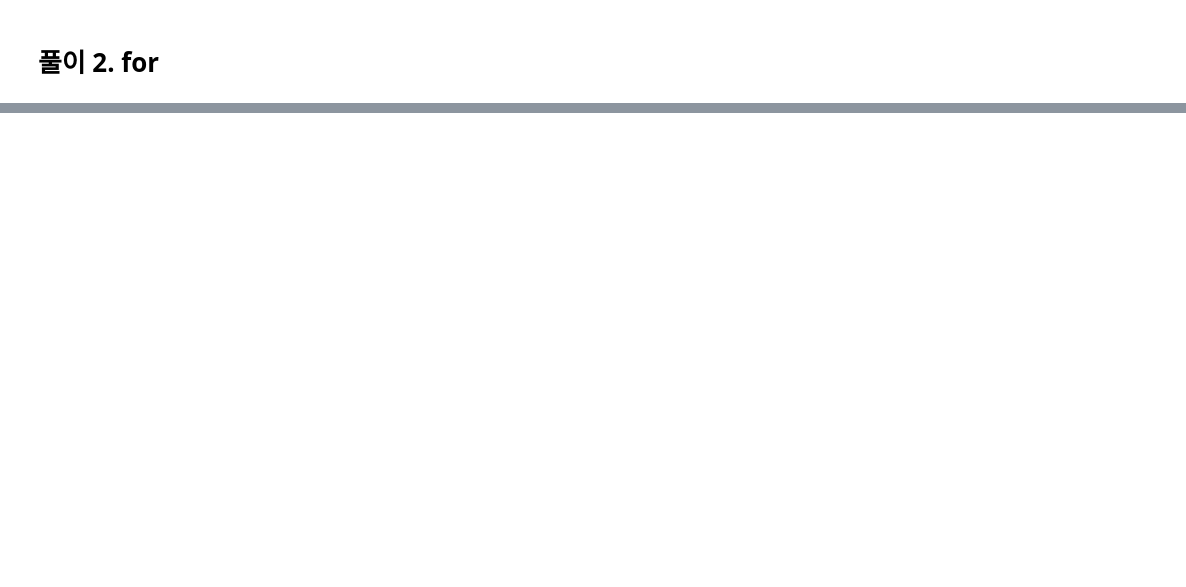
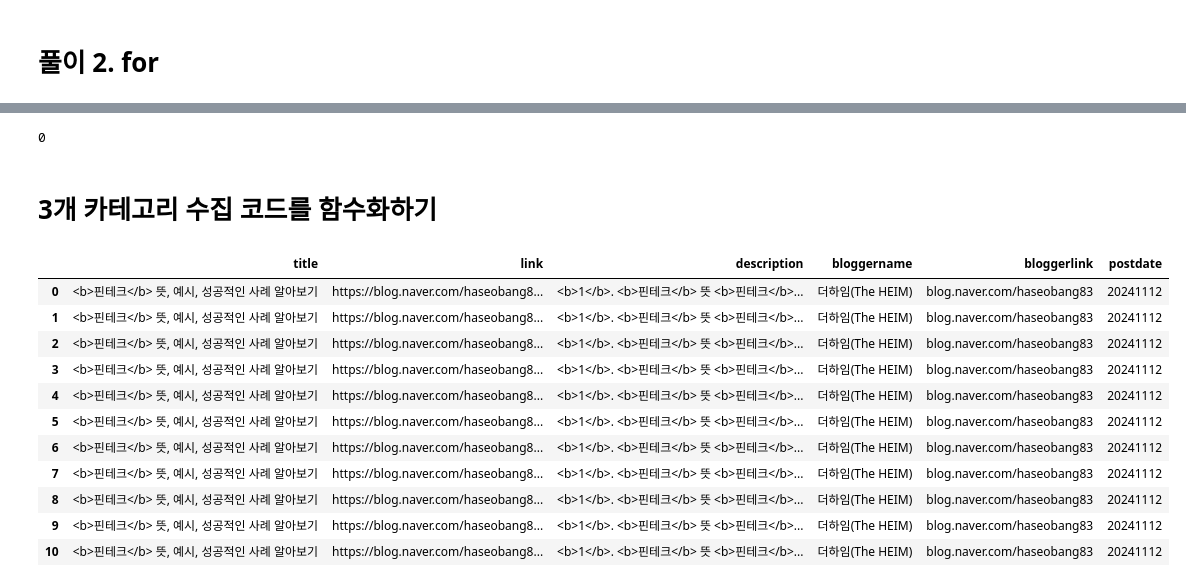
Before and after one commit to akafintech/fintech_service_2nd_aka, a Jupyter notebook: 04data_scraping/02requests모듈로_naverAPI에서_데이터수집하기.ipynb, the cells around one changed output, grey strips where cells are left out. Drawn from its saved outputs; the diff is of its cells as text; code cells hidden in the pictures; blank space fills up the shorter version.

```diff
--- a/04data_scraping/02requests모듈로_naverAPI에서_데이터수집하기.ipynb
+++ b/04data_scraping/02requests모듈로_naverAPI에서_데이터수집하기.ipynb
@@ -553,0 +541,4 @@ https://openapi.naver.com/v1/search/book.json?query=%ED%95%80%ED%85%8C%ED%81%AC&
+# %%
+len(naver_search_result)
+# %% [output]
+0
@@ -553,0 +561,17 @@ https://openapi.naver.com/v1/search/book.json?query=%ED%95%80%ED%85%8C%ED%81%AC&
+# %% [markdown]
+# 3개 카테고리 수집 코드를 함수화하기
+# %%
+a
+# %% [output]
+|  | title | link | description | bloggername | bloggerlink | postdate |
+| 0 | <b>핀테크</b> 뜻, 예시, 성공적인 사례 알아보기 | https://blog.naver.com/haseobang8... | <b>1</b>. <b>핀테크</b> 뜻 <b>핀테크</b>... | 더하임(The HEIM) | blog.naver.com/haseobang83 | 20241112 |
+| 1 | <b>핀테크</b> 뜻, 예시, 성공적인 사례 알아보기 | https://blog.naver.com/haseobang8... | <b>1</b>. <b>핀테크</b> 뜻 <b>핀테크</b>... | 더하임(The HEIM) | blog.naver.com/haseobang83 | 20241112 |
+| 2 | <b>핀테크</b> 뜻, 예시, 성공적인 사례 알아보기 | https://blog.naver.com/haseobang8... | <b>1</b>. <b>핀테크</b> 뜻 <b>핀테크</b>... | 더하임(The HEIM) | blog.naver.com/haseobang83 | 20241112 |
+| 3 | <b>핀테크</b> 뜻, 예시, 성공적인 사례 알아보기 | https://blog.naver.com/haseobang8... | <b>1</b>. <b>핀테크</b> 뜻 <b>핀테크</b>... | 더하임(The HEIM) | blog.naver.com/haseobang83 | 20241112 |
+| 4 | <b>핀테크</b> 뜻, 예시, 성공적인 사례 알아보기 | https://blog.naver.com/haseobang8... | <b>1</b>. <b>핀테크</b> 뜻 <b>핀테크</b>... | 더하임(The HEIM) | blog.naver.com/haseobang83 | 20241112 |
+| 5 | <b>핀테크</b> 뜻, 예시, 성공적인 사례 알아보기 | https://blog.naver.com/haseobang8... | <b>1</b>. <b>핀테크</b> 뜻 <b>핀테크</b>... | 더하임(The HEIM) | blog.naver.com/haseobang83 | 20241112 |
+| 6 | <b>핀테크</b> 뜻, 예시, 성공적인 사례 알아보기 | https://blog.naver.com/haseobang8... | <b>1</b>. <b>핀테크</b> 뜻 <b>핀테크</b>... | 더하임(The HEIM) | blog.naver.com/haseobang83 | 20241112 |
+| 7 | <b>핀테크</b> 뜻, 예시, 성공적인 사례 알아보기 | https://blog.naver.com/haseobang8... | <b>1</b>. <b>핀테크</b> 뜻 <b>핀테크</b>... | 더하임(The HEIM) | blog.naver.com/haseobang83 | 20241112 |
+| 8 | <b>핀테크</b> 뜻, 예시, 성공적인 사례 알아보기 | https://blog.naver.com/haseobang8... | <b>1</b>. <b>핀테크</b> 뜻 <b>핀테크</b>... | 더하임(The HEIM) | blog.naver.com/haseobang83 | 20241112 |
+| 9 | <b>핀테크</b> 뜻, 예시, 성공적인 사례 알아보기 | https://blog.naver.com/haseobang8... | <b>1</b>. <b>핀테크</b> 뜻 <b>핀테크</b>... | 더하임(The HEIM) | blog.naver.com/haseobang83 | 20241112 |
+| 10 | <b>핀테크</b> 뜻, 예시, 성공적인 사례 알아보기 | https://blog.naver.com/haseobang8... | <b>1</b>. <b>핀테크</b> 뜻 <b>핀테크</b>... | 더하임(The HEIM) | blog.naver.com/haseobang83 | 20241112 |
```
Also changed, not shown: parts of 44 cells of this notebook, 2 other files.
